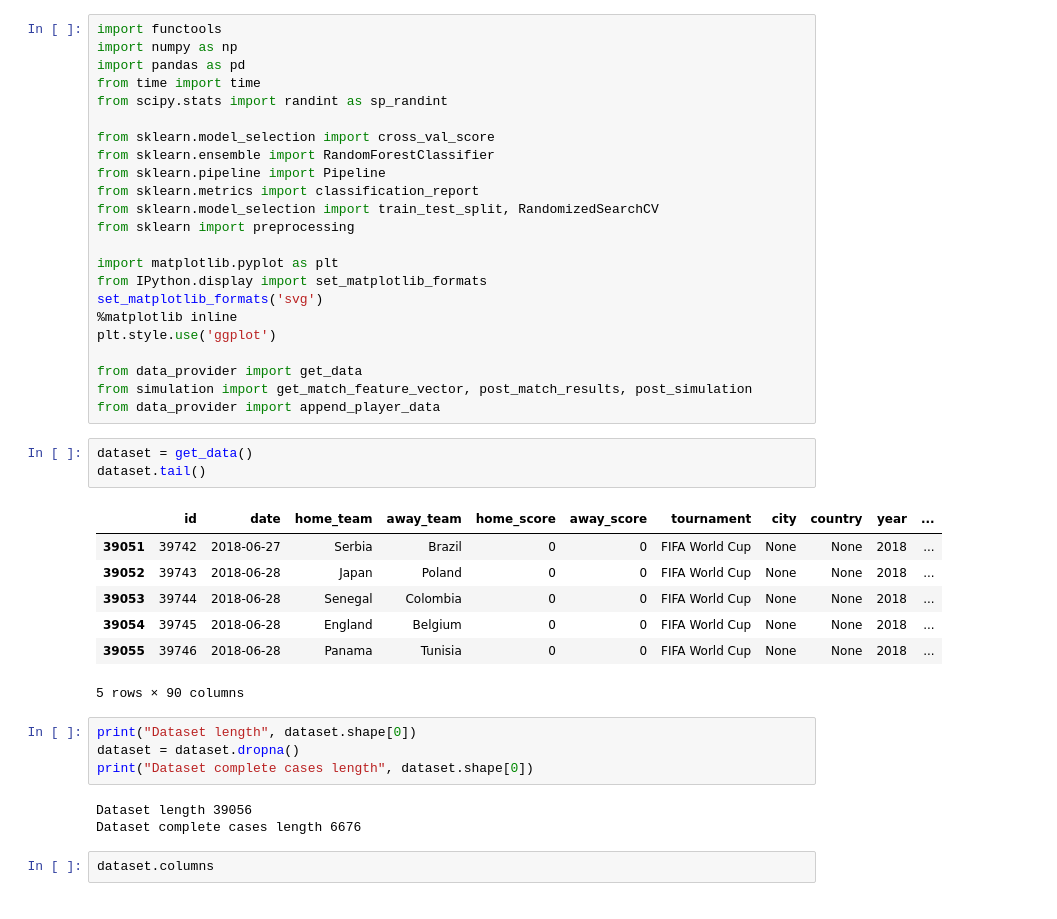
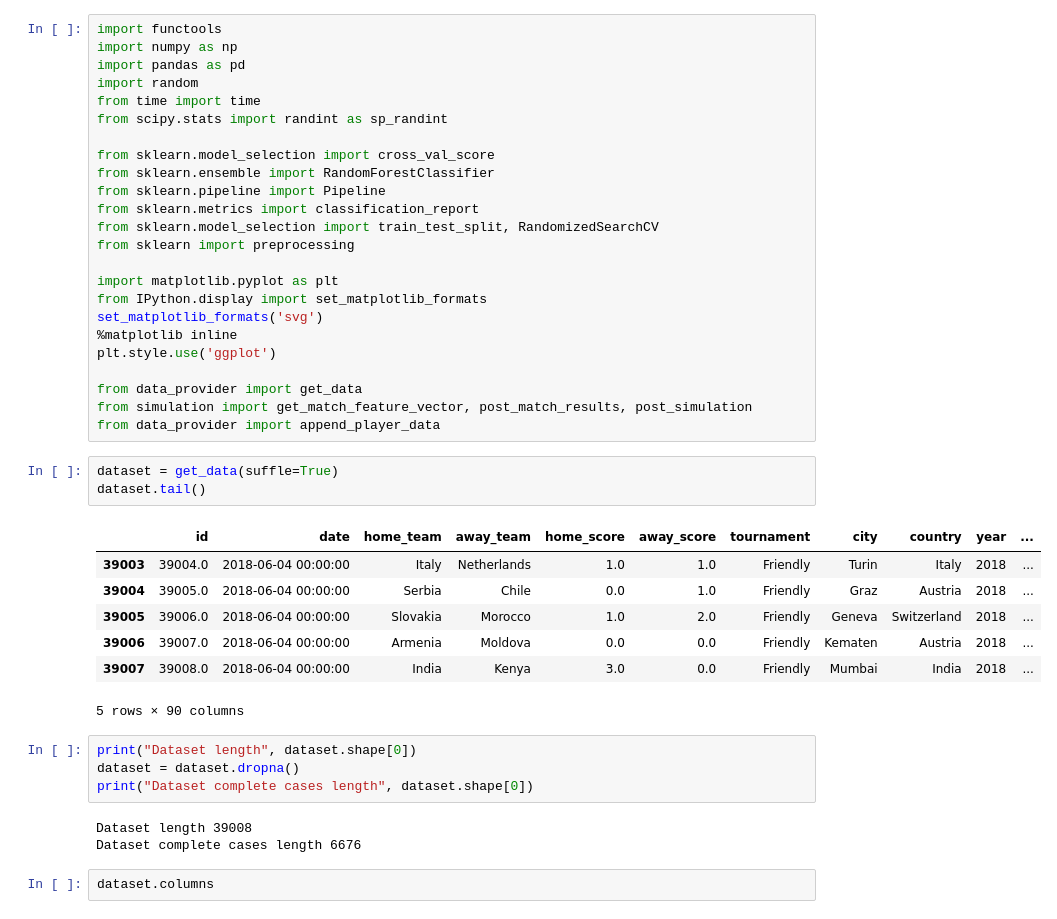
Before and after one commit to Villux/world_cup, a Jupyter notebook: world_cup_predictor.ipynb, the cells around one changed output. Saved outputs shown, nothing was run; the diff lists cells and outputs as text.

```diff
--- a/world_cup_predictor.ipynb
+++ b/world_cup_predictor.ipynb
@@ -2,6 +2,7 @@
 import functools
 import numpy as np
 import pandas as pd
+import random
 from time import time
 from scipy.stats import randint as sp_randint
 
@@ -22,22 +23,22 @@ from data_provider import get_data
 from simulation import get_match_feature_vector, post_match_results, post_simulation
 from data_provider import append_player_data
 # %%
-dataset = get_data()
+dataset = get_data(suffle=True)
 dataset.tail()
 # %% [output]
 |  | id | date | home_team | away_team | home_score | away_score | tournament | city | country | year | ... |
-| 39051 | 39742 | 2018-06-27 | Serbia | Brazil | 0 | 0 | FIFA World Cup | None | None | 2018 | ... |
-| 39052 | 39743 | 2018-06-28 | Japan | Poland | 0 | 0 | FIFA World Cup | None | None | 2018 | ... |
-| 39053 | 39744 | 2018-06-28 | Senegal | Colombia | 0 | 0 | FIFA World Cup | None | None | 2018 | ... |
-| 39054 | 39745 | 2018-06-28 | England | Belgium | 0 | 0 | FIFA World Cup | None | None | 2018 | ... |
-| 39055 | 39746 | 2018-06-28 | Panama | Tunisia | 0 | 0 | FIFA World Cup | None | None | 2018 | ... |
+| 39003 | 39004.0 | 2018-06-04 00:00:00 | Italy | Netherlands | 1.0 | 1.0 | Friendly | Turin | Italy | 2018 | ... |
+| 39004 | 39005.0 | 2018-06-04 00:00:00 | Serbia | Chile | 0.0 | 1.0 | Friendly | Graz | Austria | 2018 | ... |
+| 39005 | 39006.0 | 2018-06-04 00:00:00 | Slovakia | Morocco | 1.0 | 2.0 | Friendly | Geneva | Switzerland | 2018 | ... |
+| 39006 | 39007.0 | 2018-06-04 00:00:00 | Armenia | Moldova | 0.0 | 0.0 | Friendly | Kematen | Austria | 2018 | ... |
+| 39007 | 39008.0 | 2018-06-04 00:00:00 | India | Kenya | 3.0 | 0.0 | Friendly | Mumbai | India | 2018 | ... |
 5 rows × 90 columns
 # %%
 print("Dataset length", dataset.shape[0])
 dataset = dataset.dropna()
 print("Dataset complete cases length", dataset.shape[0])
 # %% [output]
-Dataset length 39056
+Dataset length 39008
 Dataset complete cases length 6676
 # %%
 dataset.columns
```
Also changed, not shown: parts of 8 cells of this notebook.
